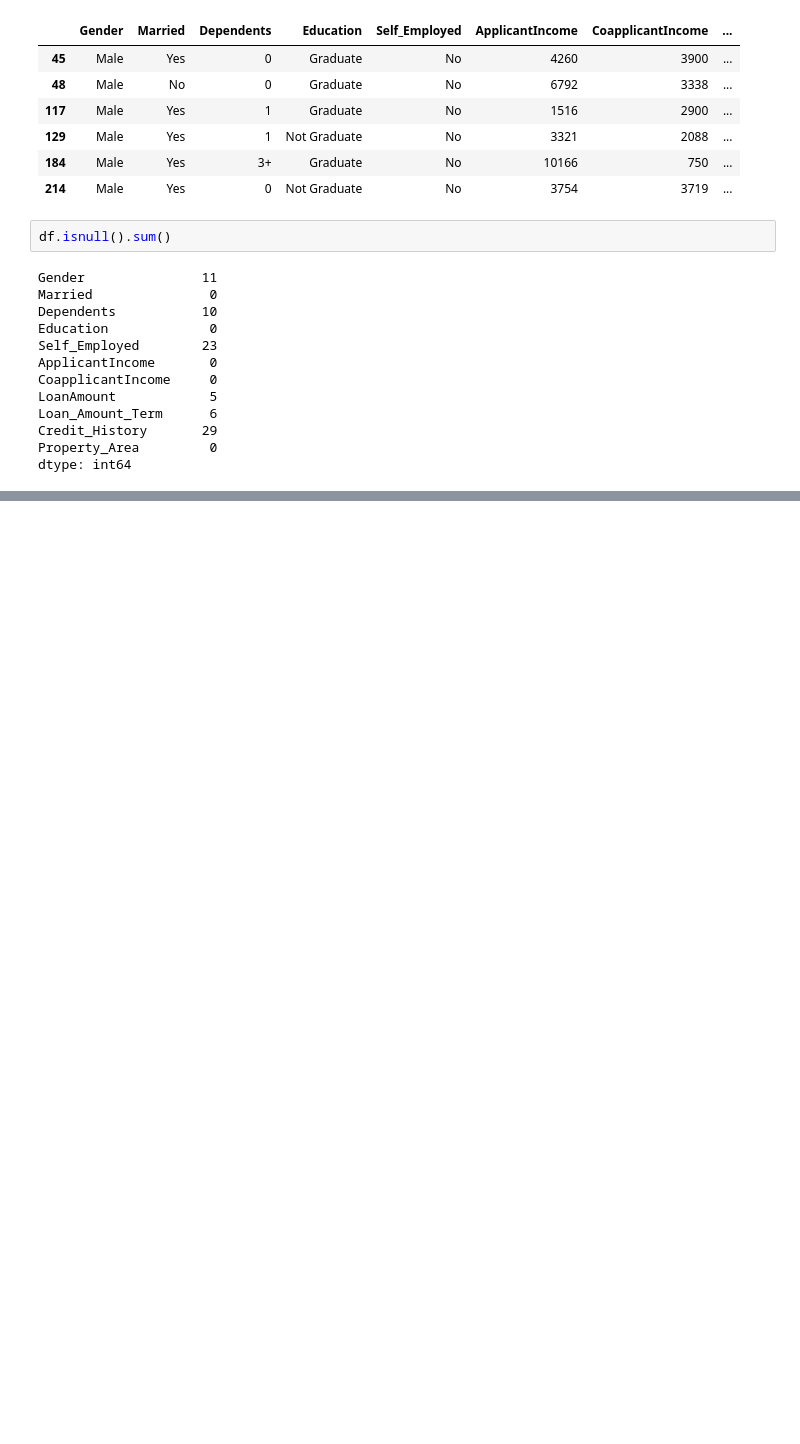
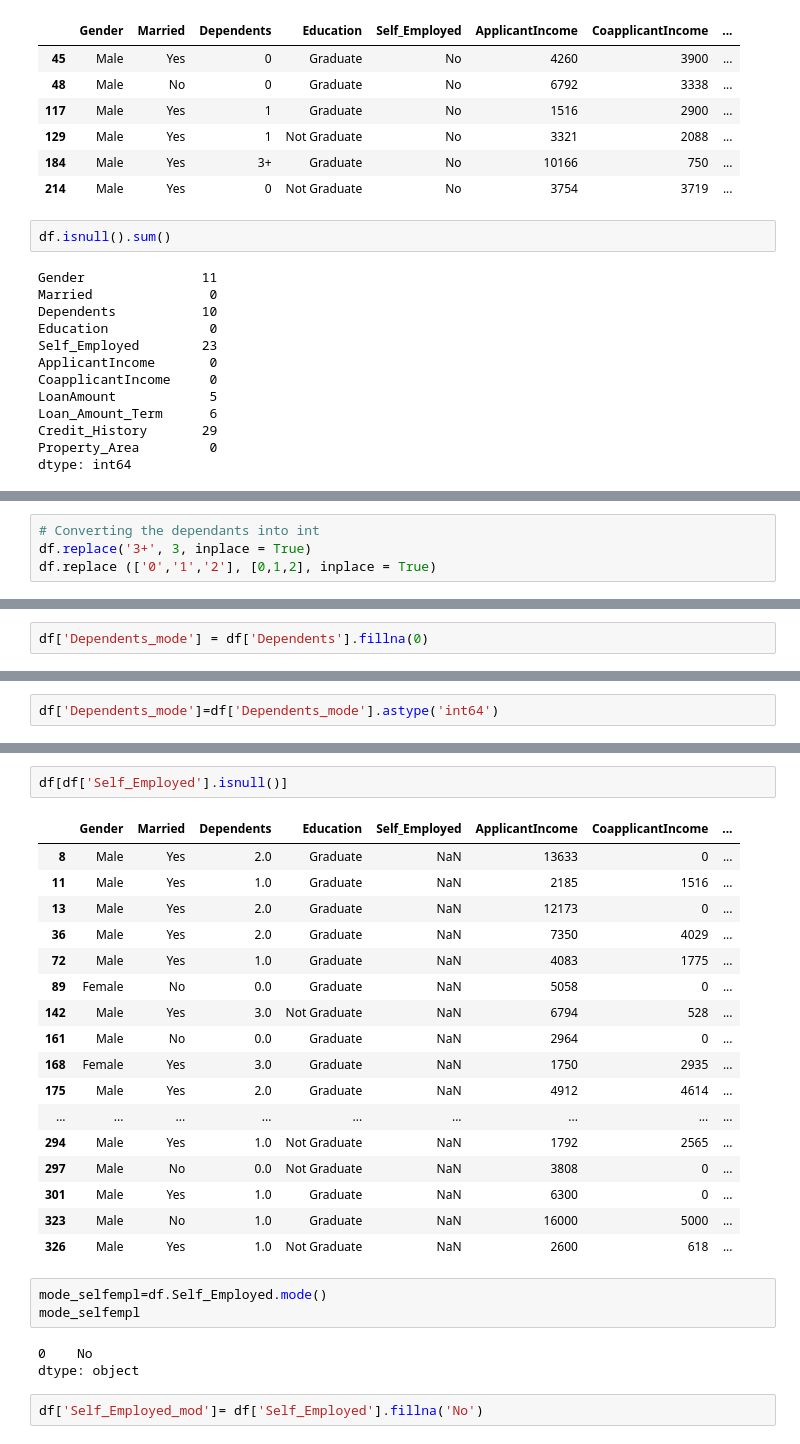
Before and after one commit to JosephMutua/Hustler-fund-loan-prediction, a Jupyter notebook: Hustler-fund-prediction-model.ipynb, the cells around one changed output, grey strips where cells are left out. Cells and saved outputs as stored; diff of their text form; blank space fills up the shorter version.

```diff
--- a/Hustler-fund-prediction-model.ipynb
+++ b/Hustler-fund-prediction-model.ipynb
@@ -304,0 +352,4 @@ ax.legend(lines, labels, loc = 'best')
+# %%
+# Converting the dependants into int
+df.replace('3+', 3, inplace = True)
+df.replace (['0','1','2'], [0,1,2], inplace = True)
@@ -304,0 +415,2 @@ ax.legend(lines, labels, loc = 'best')
+# %%
+df['Dependents_mode'] = df['Dependents'].fillna(0)
@@ -304,0 +475,2 @@ ax.legend(lines, labels, loc = 'best')
+# %%
+df['Dependents_mode']=df['Dependents_mode'].astype('int64')
@@ -304,0 +522,28 @@ ax.legend(lines, labels, loc = 'best')
+# %%
+df[df['Self_Employed'].isnull()]
+# %% [output]
+|  | Gender | Married | Dependents | Education | Self_Employed | ApplicantIncome | CoapplicantIncome | ... |
+| 8 | Male | Yes | 2.0 | Graduate | NaN | 13633 | 0 | ... |
+| 11 | Male | Yes | 1.0 | Graduate | NaN | 2185 | 1516 | ... |
+| 13 | Male | Yes | 2.0 | Graduate | NaN | 12173 | 0 | ... |
+| 36 | Male | Yes | 2.0 | Graduate | NaN | 7350 | 4029 | ... |
+| 72 | Male | Yes | 1.0 | Graduate | NaN | 4083 | 1775 | ... |
+| 89 | Female | No | 0.0 | Graduate | NaN | 5058 | 0 | ... |
+| 142 | Male | Yes | 3.0 | Not Graduate | NaN | 6794 | 528 | ... |
+| 161 | Male | No | 0.0 | Graduate | NaN | 2964 | 0 | ... |
+| 168 | Female | Yes | 3.0 | Graduate | NaN | 1750 | 2935 | ... |
+| 175 | Male | Yes | 2.0 | Graduate | NaN | 4912 | 4614 | ... |
+| ... | ... | ... | ... | ... | ... | ... | ... | ... |
+| 294 | Male | Yes | 1.0 | Not Graduate | NaN | 1792 | 2565 | ... |
+| 297 | Male | No | 0.0 | Not Graduate | NaN | 3808 | 0 | ... |
+| 301 | Male | Yes | 1.0 | Graduate | NaN | 6300 | 0 | ... |
+| 323 | Male | No | 1.0 | Graduate | NaN | 16000 | 5000 | ... |
+| 326 | Male | Yes | 1.0 | Not Graduate | NaN | 2600 | 618 | ... |
+# %%
+mode_selfempl=df.Self_Employed.mode()
+mode_selfempl
+# %% [output]
+0    No
+dtype: object
+# %%
+df['Self_Employed_mod']= df['Self_Employed'].fillna('No')
```
Also changed, not shown: parts of 40 cells of this notebook.
